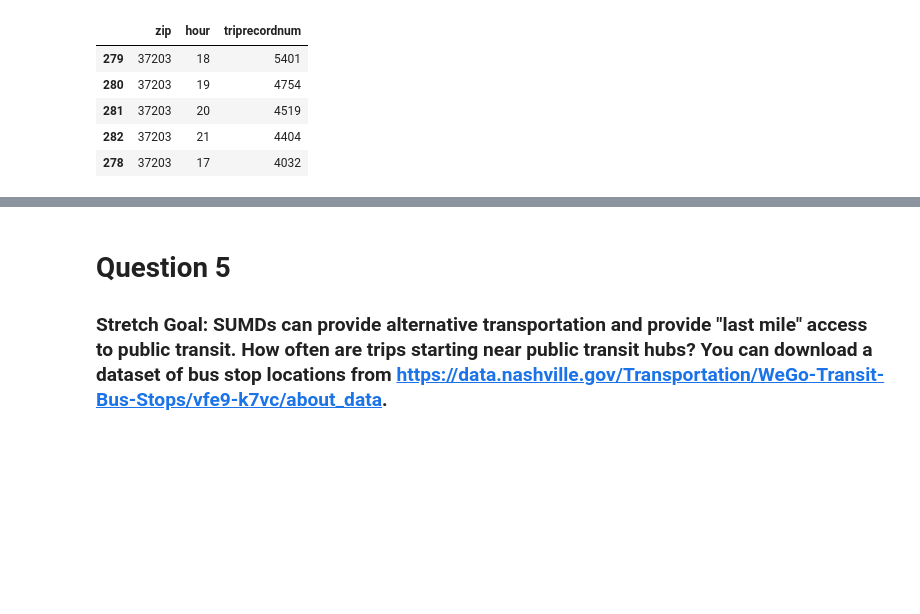
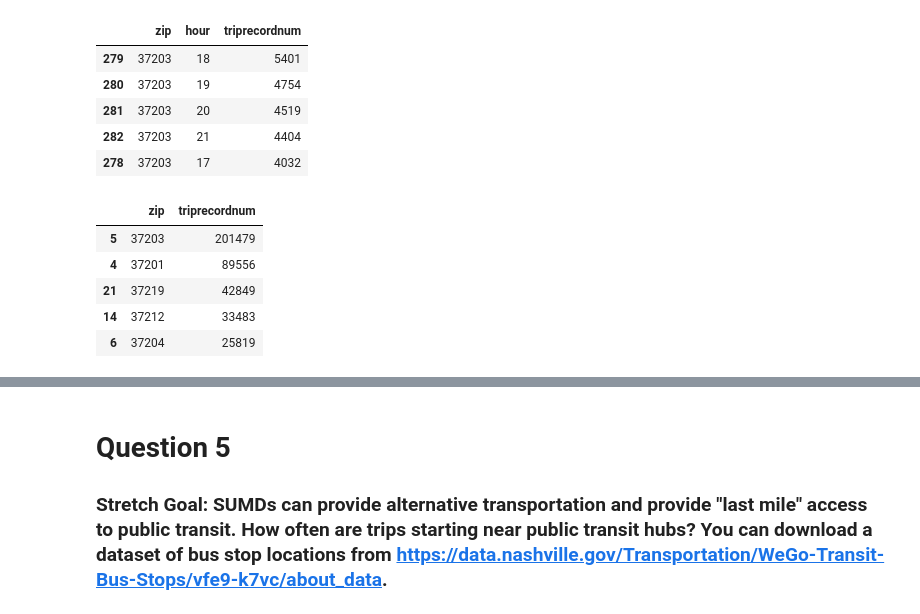
Before and after one commit to NSS-Data-Analytics-Cohort-11/scooters-no-pineapple, a Jupyter notebook: notebook/scooters.ipynb, the cells around one changed output, grey strips where cells are left out. Cells and saved outputs as stored; diff of their text form; code cells hidden in the pictures; blank space fills up the shorter version.

```diff
--- a/notebook/scooters.ipynb
+++ b/notebook/scooters.ipynb
@@ -496,3 +497,14 @@ trips_per_hour_by_zip.sort_values('triprecordnum', ascending=False).head()
 | 281 | 37203 | 20 | 4519 |
 | 282 | 37203 | 21 | 4404 |
 | 278 | 37203 | 17 | 4032 |
+# %%
+# Trips by zipcode
+trips_by_zip = trips_per_hour_by_zip.groupby('zip')['triprecordnum'].sum().reset_index()
+trips_by_zip.sort_values('triprecordnum', ascending=False).head()
+# %% [output]
+|  | zip | triprecordnum |
+| 5 | 37203 | 201479 |
+| 4 | 37201 | 89556 |
+| 21 | 37219 | 42849 |
+| 14 | 37212 | 33483 |
+| 6 | 37204 | 25819 |
```
Also changed, not shown: parts of 6 cells of this notebook, 1 other file.
